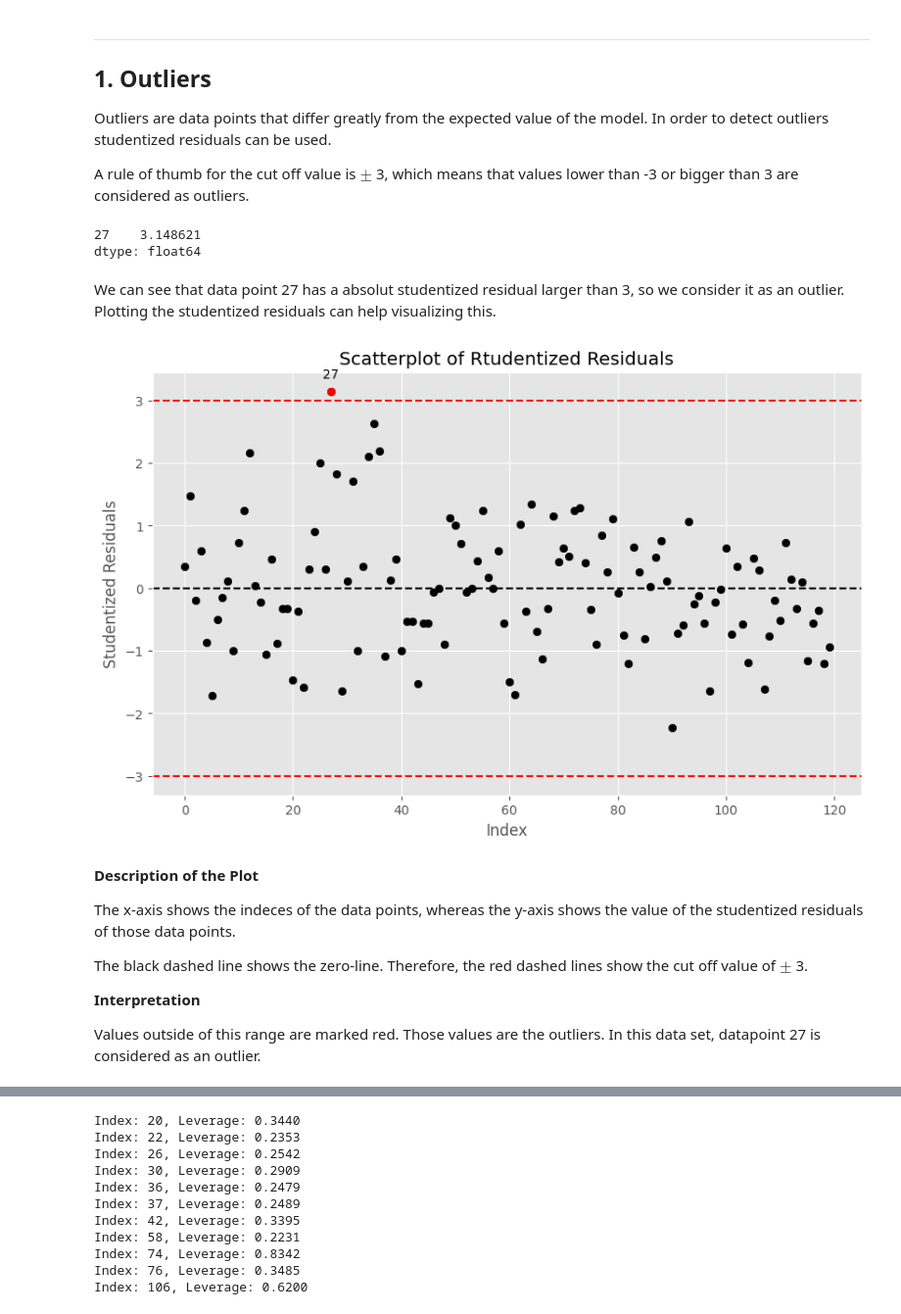
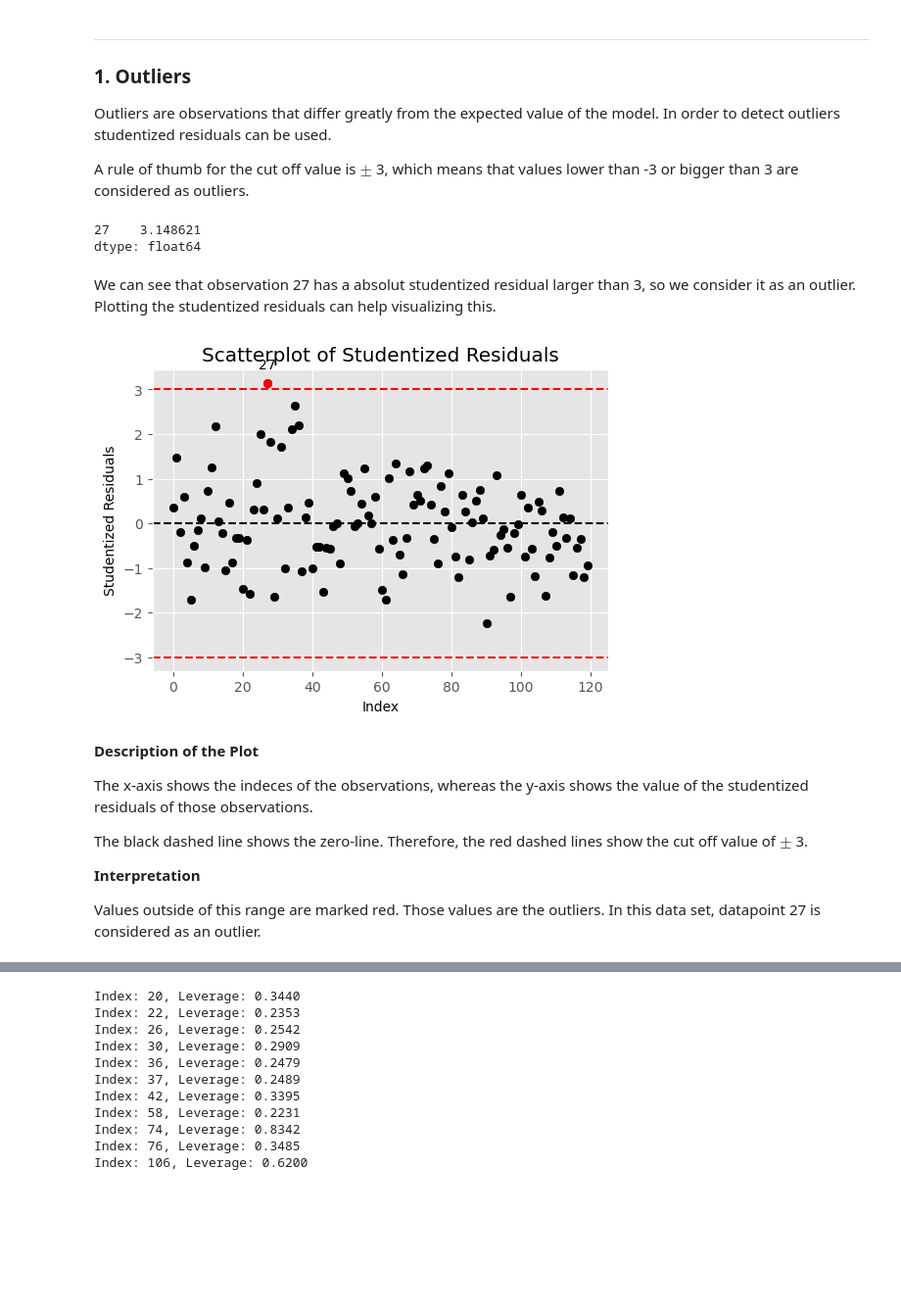
Before and after one commit to Statsomat/OLSAI, a Jupyter notebook: ColabNotebooks/CacaoPL_v2.ipynb, the cells around one changed output, grey strips where cells are left out. Shown: that part at 98% size. Drawn from its saved outputs; the diff is of its cells as text; code cells hidden in the pictures; blank space fills up the shorter version.

```diff
--- a/ColabNotebooks/CacaoPL_v2.ipynb
+++ b/ColabNotebooks/CacaoPL_v2.ipynb
@@ -42,0 +57,5 @@ model = sm.OLS(y, x).fit() # train the model
+# %%
+import seaborn as sns
+
+df_eda = pd.DataFrame(df)
+df_eda.describe()
@@ -42,0 +94,7 @@ model = sm.OLS(y, x).fit() # train the model
+# %%
+import matplotlib.pyplot as plt
+
+plt.rcParams.update({'font.size': 6})
+df_eda.hist(figsize=(6, 4), bins=40, color='gray')
+plt.tight_layout()
+plt.show()
@@ -42,0 +193,29 @@ model = sm.OLS(y, x).fit() # train the model
+# %%
+import scipy.stats as stats
+
+num_cols = 3
+num_rows = (len(df_eda.columns) + num_cols - 1) // num_cols
+
+# Create subplots
+fig, axes = plt.subplots(num_rows, num_cols, figsize=(6, 10))
+axes = axes.flatten()
+
+# Plot each column in a separate subplot
+for i, col in enumerate(df_eda.columns):
+    stats.probplot(df_eda[col], dist="norm", plot=axes[i])
+    axes[i].get_lines()[0].set_markersize(3)  # Set marker size to 3
+    axes[i].get_lines()[0].set_markerfacecolor('black')  # Set marker color to black
+    axes[i].get_lines()[0].set_markeredgecolor('black')  # Set marker edge color to black
+    axes[i].set_title(f'Q-Q Plot of {col}', fontsize=8)
+    axes[i].set_xlabel('Theoretical Quantiles', fontsize=8)
+    axes[i].set_ylabel('Sample Quantiles', fontsize=8)
+    axes[i].tick_params(axis='x', rotation=0)
+
+# Remove any empty subplots
+for j in range(i + 1, len(axes)):
+    fig.delaxes(axes[j])
+
+plt.suptitle('Q-Q Plots Summary', fontsize=8)
+plt.tight_layout(rect=[0, 0, 1, 0.96])
+plt.subplots_adjust(hspace=0.4, wspace=0.4)
+plt.show()
@@ -63,9 +254,9 @@ The following aspects are examined:
 # %% [markdown]
 ___
 
-## 1. Outliers
+### 1. Outliers
 
-Outliers are data points that differ greatly from the expected value of the model. In order to detect outliers studentized residuals can be used.
+Outliers are observations that differ greatly from the expected value of the model. In order to detect outliers studentized residuals can be used.
 
 A rule of thumb for the cut off value is $\pm$ 3, which means that values lower than -3 or bigger than 3 are considered as outliers.
 # %%
@@ -81,34 +272,34 @@ print(studentized_residuals[np.abs(studentized_residuals) > cutoff_stud_res])
 27    3.148621
 dtype: float64
 # %% [markdown]
-We can see that data point 27 has a absolut studentized residual larger than 3, so we consider it as an outlier. Plotting the studentized residuals can help visualizing this.
+We can see that observation 27 has a absolut studentized residual larger than 3, so we consider it as an outlier. Plotting the studentized residuals can help visualizing this.
 # %%
 import matplotlib.pyplot as plt
 
 plt.style.use('ggplot')
-plt.figure(figsize=(10, 6))
+plt.figure(figsize=(6, 4))
 plt.scatter(range(len(studentized_residuals)), studentized_residuals, color='black')
 
 outliers = np.abs(studentized_residuals) > cutoff_stud_res
 plt.scatter( np.arange(len(studentized_residuals))[outliers], studentized_residuals[outliers], color='red')
 
 for i in np.where(outliers)[0]:
     plt.annotate(i, (i, studentized_residuals[i]), textcoords="offset points", xytext=(0,10), ha='center')
 
 plt.axhline(y=0, color='black', linestyle='--')
 plt.axhline(y=cutoff_stud_res, color='r', linestyle='--')
 plt.axhline(y=-cutoff_stud_res, color='r', linestyle='--')
 
-plt.title('Scatterplot of Rtudentized Residuals')
+plt.title('Scatterplot of Studentized Residuals')
 plt.xlabel('Index')
 plt.ylabel('Studentized Residuals')
 plt.show()
 # %% [output]
-[figure, old version]
+[figure, new version]
 # %% [markdown]
 **Description of the Plot**
 
-The x-axis shows the indeces of the data points, whereas the y-axis shows the value of the studentized residuals of those data points.
+The x-axis shows the indeces of the observations, whereas the y-axis shows the value of the studentized residuals of those observations.
 
 The black dashed line shows the zero-line. Therefore, the red dashed lines show the cut off value of $\pm$ 3.
 
```
Also changed, not shown: parts of 43 cells of this notebook.
